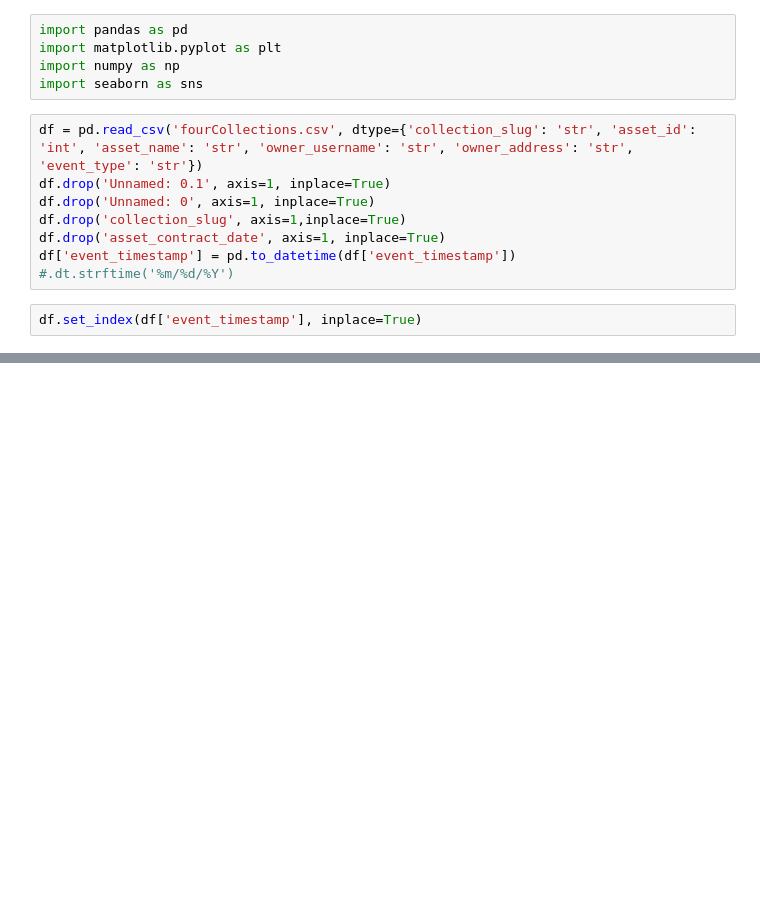
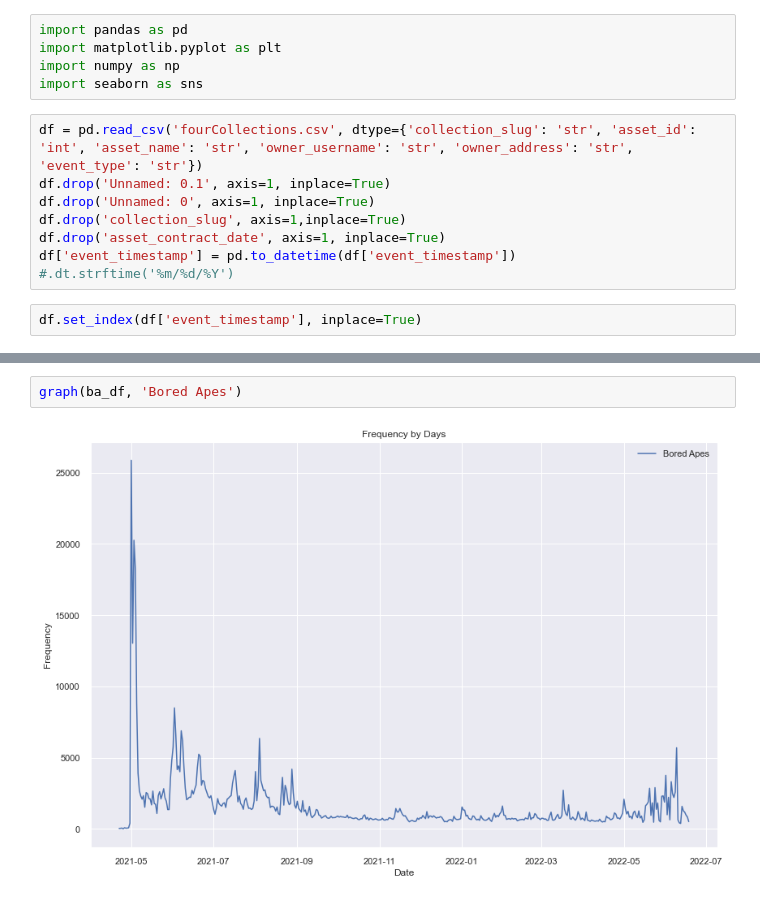
Before and after one commit to KrisOei/retrieve_openseas, a Jupyter notebook: data_analysis/time_series.ipynb, the cells around one changed output, grey strips where cells are left out. Drawn from its saved outputs; the diff is of its cells as text; blank space fills up the shorter version.

```diff
--- a/data_analysis/time_series.ipynb
+++ b/data_analysis/time_series.ipynb
@@ -37,0 +40,4 @@ df.head()
+# %%
+graph(ba_df, 'Bored Apes')
+# %% [output]
+[figure, added]
```
Also changed, not shown: parts of 7 cells of this notebook.
